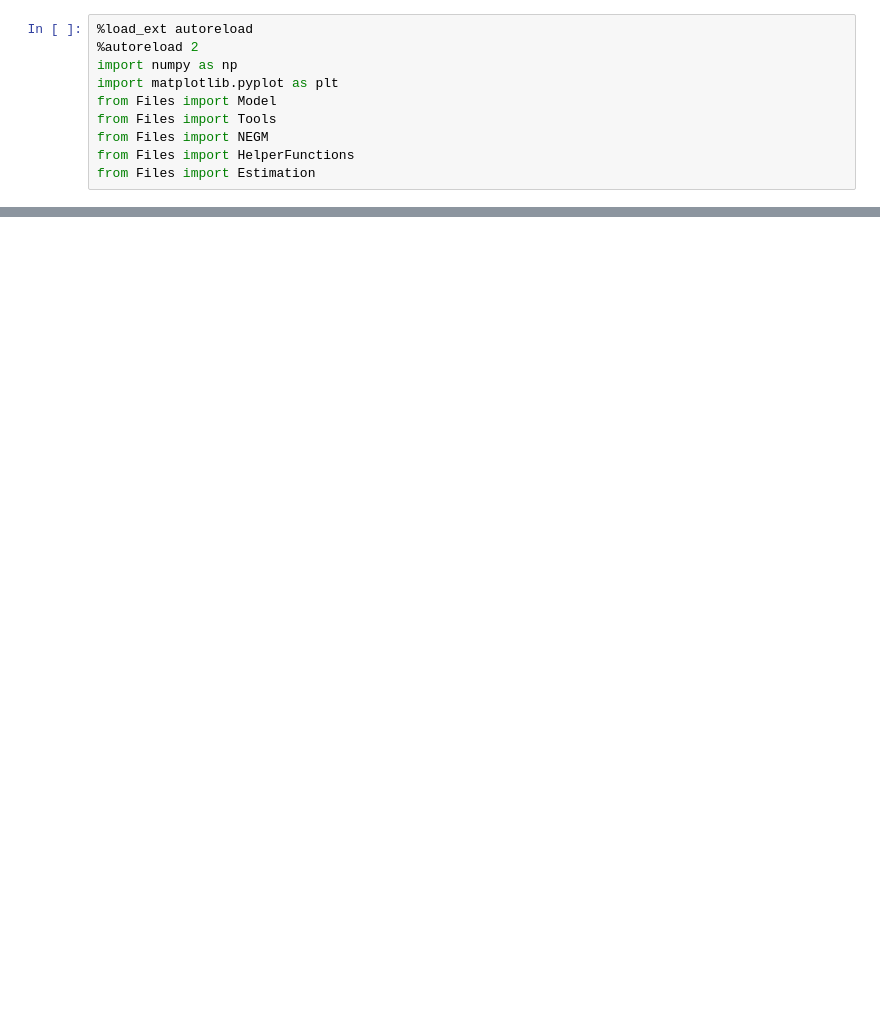
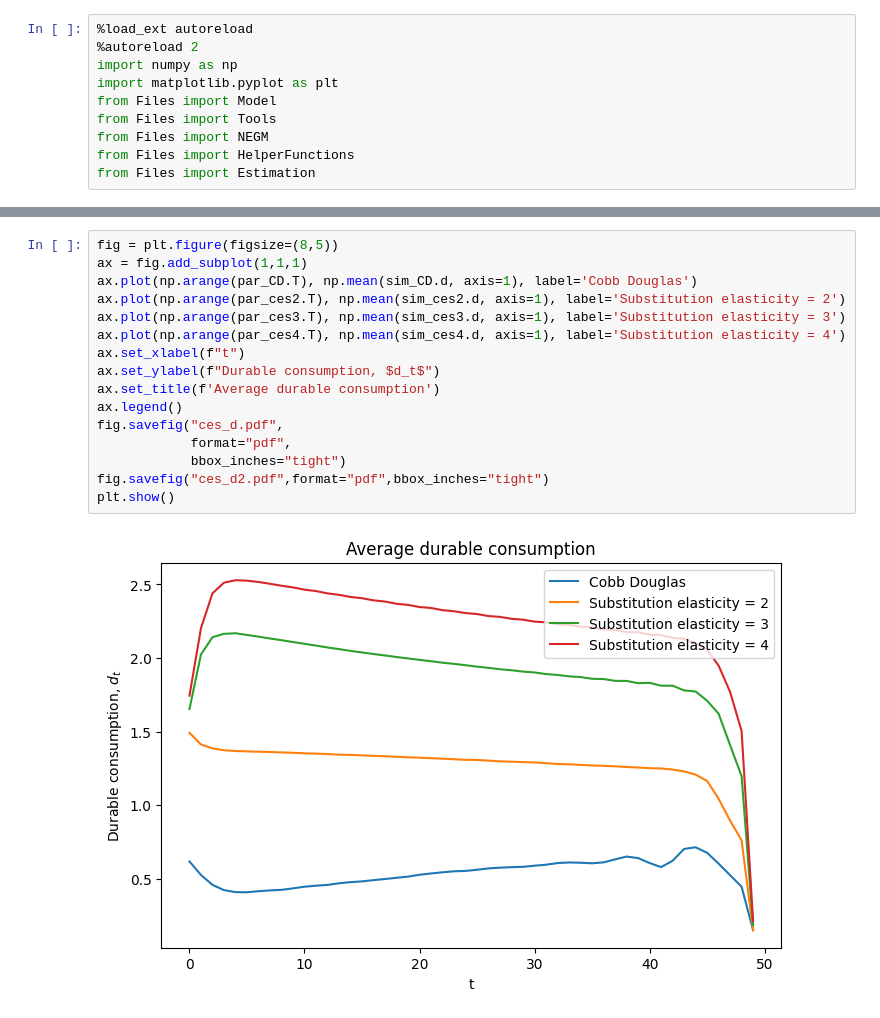
Before and after one commit to ChristofferDH/DP_CR, a Jupyter notebook: Main.ipynb, the cells around one changed output, grey strips where cells are left out. Saved outputs shown, nothing was run; the diff lists cells and outputs as text; blank space fills up the shorter version.

```diff
--- a/Main.ipynb
+++ b/Main.ipynb
@@ -187,0 +423,18 @@ np.mean(np.abs(sim.d - sim.n) > tol)
+# %%
+fig = plt.figure(figsize=(8,5))
+ax = fig.add_subplot(1,1,1)
+ax.plot(np.arange(par_CD.T), np.mean(sim_CD.d, axis=1), label='Cobb Douglas')
+ax.plot(np.arange(par_ces2.T), np.mean(sim_ces2.d, axis=1), label='Substitution elasticity = 2')
+ax.plot(np.arange(par_ces3.T), np.mean(sim_ces3.d, axis=1), label='Substitution elasticity = 3')
+ax.plot(np.arange(par_ces4.T), np.mean(sim_ces4.d, axis=1), label='Substitution elasticity = 4')
+ax.set_xlabel(f"t")
+ax.set_ylabel(f"Durable consumption, $d_t$")
+ax.set_title(f'Average durable consumption')
+ax.legend()
+fig.savefig("ces_d.pdf",
+            format="pdf",
+            bbox_inches="tight")
+fig.savefig("ces_d2.pdf",format="pdf",bbox_inches="tight")
+plt.show()
+# %% [output]
+[figure, added]
```
Also changed, not shown: parts of 35 cells of this notebook, 1 other file.
